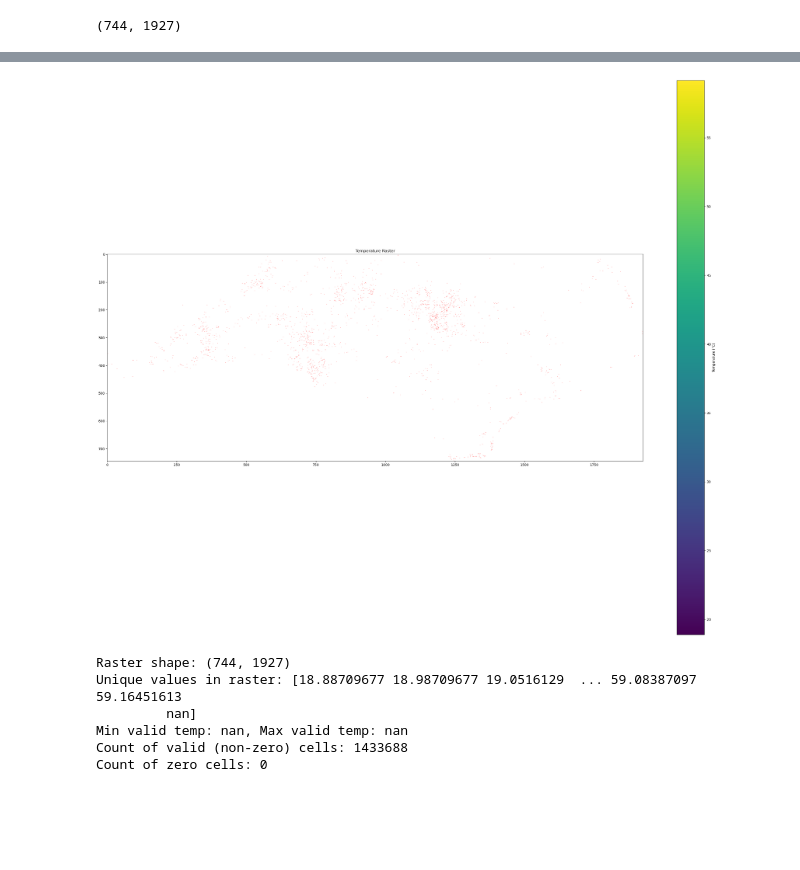
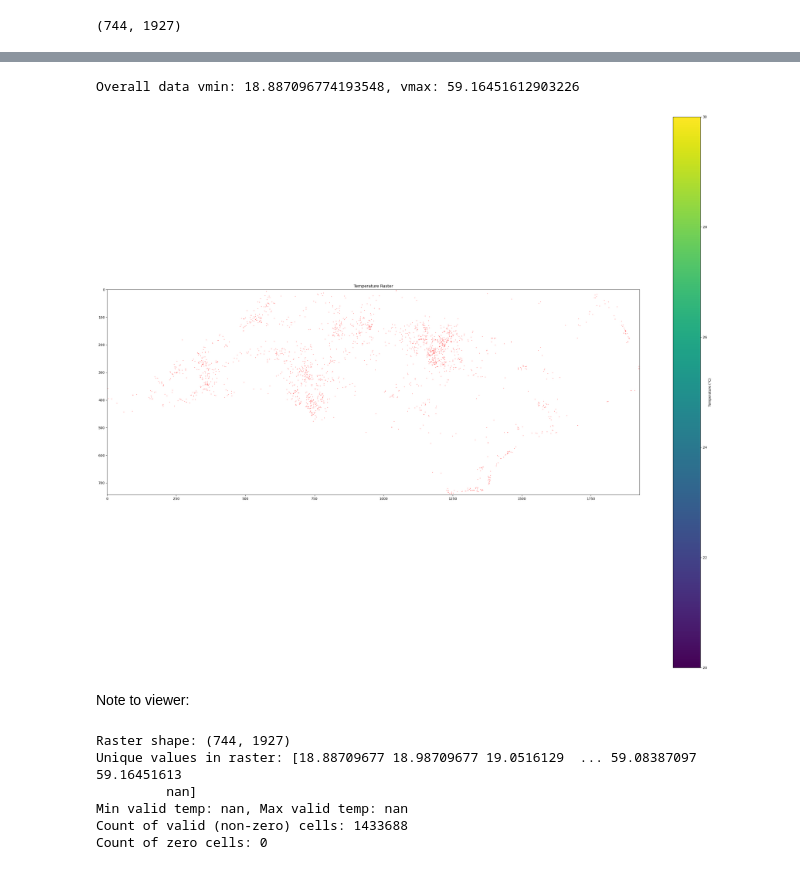
Before and after one commit to elliekkim/deep_ps, a Jupyter notebook: ps_on_nc/rasterizing_nc_data.ipynb, the cells around one changed output, grey strips where cells are left out. Cells and saved outputs as stored; diff of their text form; code cells hidden in the pictures; blank space fills up the shorter version.

Commit message:
Fixed the problem with rasterization

```diff
--- a/ps_on_nc/rasterizing_nc_data.ipynb
+++ b/ps_on_nc/rasterizing_nc_data.ipynb
@@ -114,29 +151,24 @@ temp_data.shape
 # %%
-# Set up colormap
-cmap = plt.cm.viridis.copy()
-cmap.set_bad(color="white")  # NaN values appear white
+# Plot the raster with informative colormap
 
-# Define color range based on valid data
 vmin = np.nanmin(temp_data)
 vmax = np.nanmax(temp_data)
-print(f"vmin: {vmin}, vmax: {vmax}")
-
-# Plot the raster with informative colormap
-
-temp_data[temp_data == 0] = np.nan
-temp_data[temp_data == -9999] = np.nan
+print(f"Overall data vmin: {vmin}, vmax: {vmax}")
 
 plt.figure(figsize=(36, 30))
-plt.imshow(temp_data, cmap=cmap, vmin=vmin, vmax=vmax)
+plt.imshow(temp_data, cmap=cmap, vmin=20, vmax=30)
 plt.colorbar(label="Temperature (°C)")
 plt.title("Temperature Raster")
 
 valid_x, valid_y = np.where(~np.isnan(temp_data))  # Get coordinates of valid data
 plt.scatter(valid_y, valid_x, color='red', s=1, alpha=0.4)  # Overlay dots
 
 plt.show()
 # %% [output]
+Overall data vmin: 18.887096774193548, vmax: 59.16451612903226
-[figure, old version]
+[figure, new version]
+# %% [markdown]
+Note to viewer:
 # %%
 # Inspect the range of values
 print(f"Raster shape: {temp_data.shape}")
```
Also changed, not shown: parts of 2 cells of this notebook.
